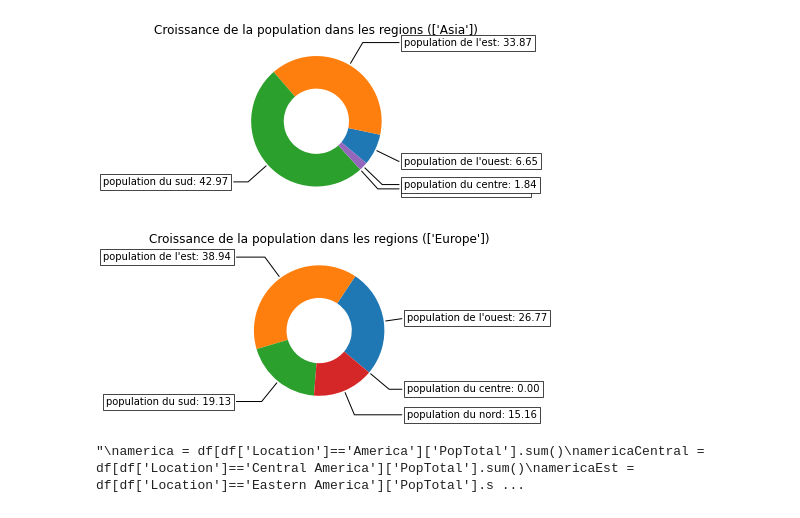
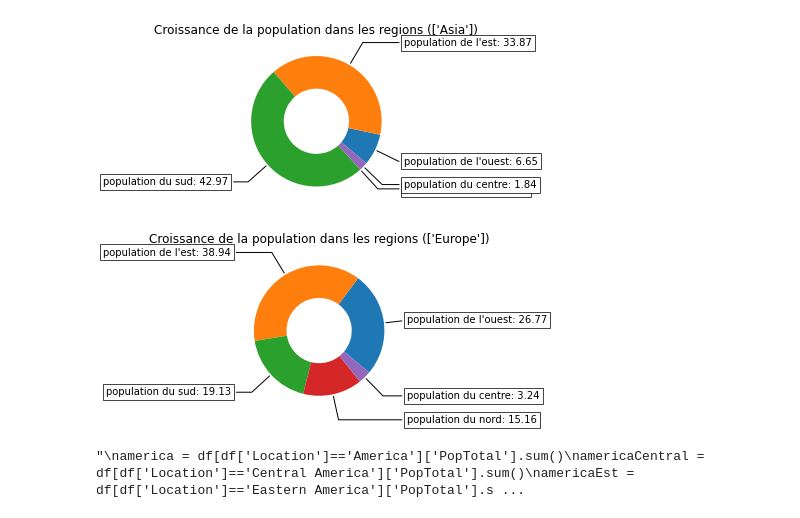
Before and after one commit to Dar-rius/PopulationAnalyze, a Jupyter notebook: Analyse.ipynb, the cells around one changed output. Drawn from its saved outputs; the diff is of its cells as text; code cells hidden in the pictures.

```diff
--- a/Analyse.ipynb
+++ b/Analyse.ipynb
@@ -113,15 +113,14 @@ calPopRegions(asiaOuest, asiaEst, asiaSud, asiaNord, asiaCentral, asia, name )
 # %%
 #comparaisiond de la croissance de la population dans differentes regions de
 # l'europe
 name = df[df['LocID']==917]['Location'].unique()
 europe = df[df['LocID']==917]['PopTotal'].sum(axis=0)
-europeCentral = df[df['Location']=='Central Europe']['PopTotal'].sum(axis=0)
+europeCentral = df[df['Location']=='Central European Free Trade Agreement (CEFTA)']['PopTotal'].sum(axis=0)
 europeEst = df[df['Location']=='Eastern Europe']['PopTotal'].sum(axis=0)
-europeSud = df[df['Location']=='Southern Europe']['PopTotal'].sum(axis=0)
 europeSud = df[df['Location']=='Southern Europe']['PopTotal'].sum(axis=0)
 europeNord = df[df['Location']=='Northern Europe']['PopTotal'].sum(axis=0)
 europeOuest = df[df['Location']=='Western Europe']['PopTotal'].sum(axis=0)
 calPopRegions(europeOuest, europeEst, europeSud, europeNord, europeCentral, europe, name )
 # %% [output]
-[figure, old version]
+[figure, new version]
 # %%
```
Also changed, not shown: parts of 3 cells of this notebook, 1 other file.
